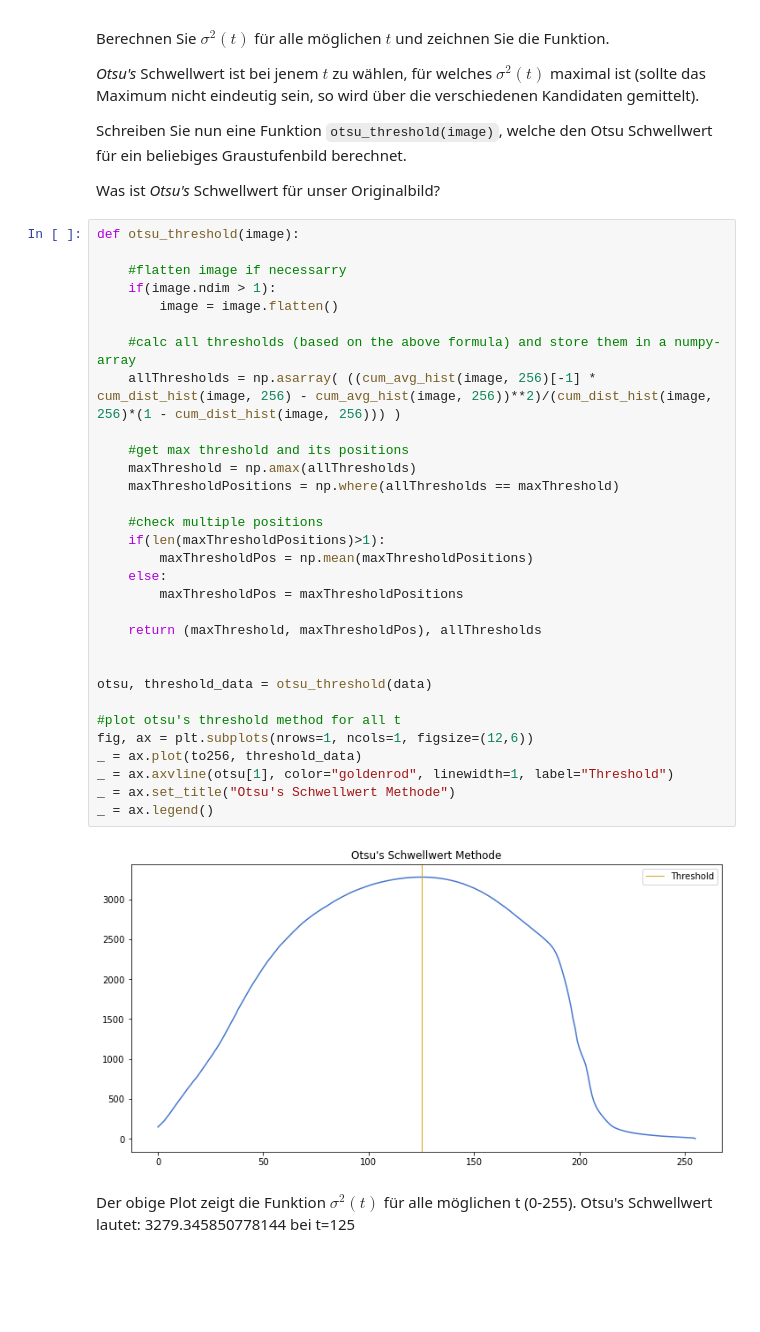
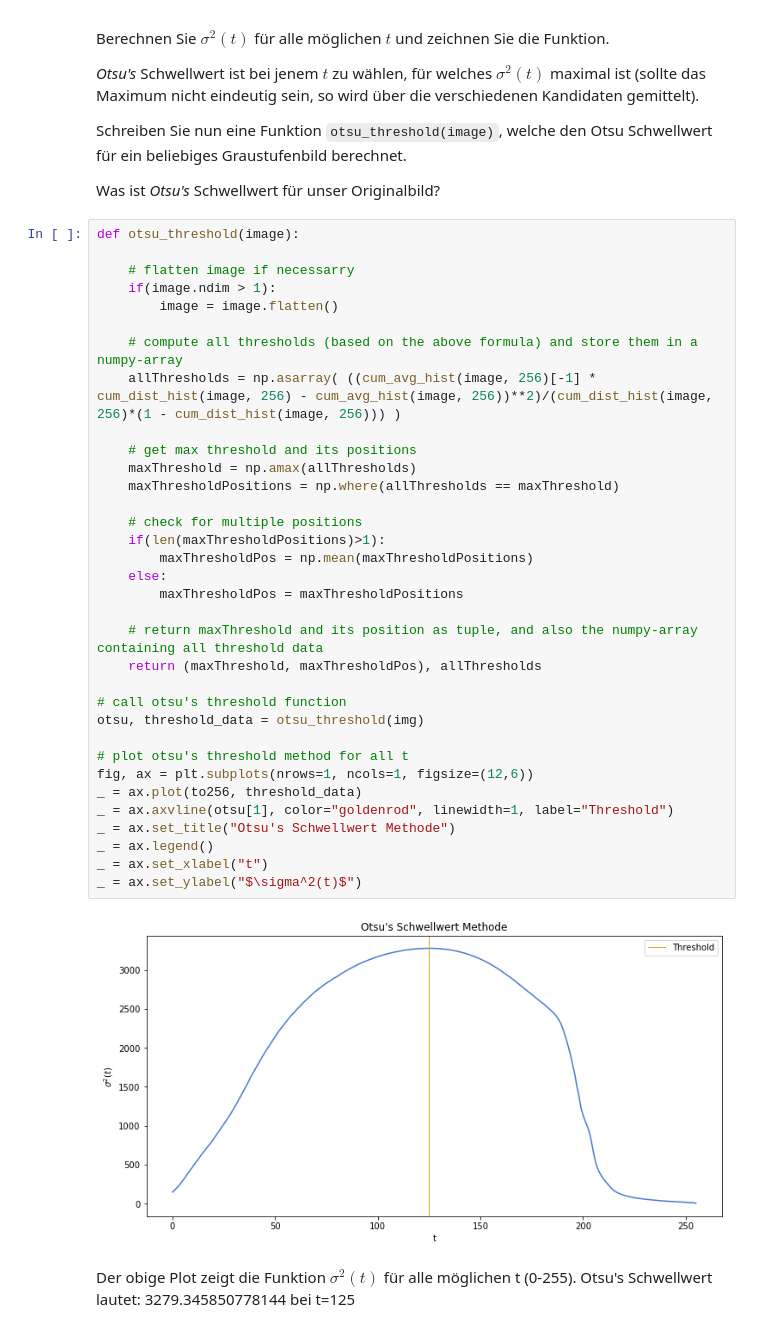
Before and after one commit to marcschny/dsp_assignments, a Jupyter notebook: assignments/assignment08_graded/assignment08_graded.ipynb, the cells around one changed output. Saved outputs shown, nothing was run; the diff lists cells and outputs as text; blank space fills up the shorter version.

```diff
--- a/assignments/assignment08_graded/assignment08_graded.ipynb
+++ b/assignments/assignment08_graded/assignment08_graded.ipynb
@@ -251,36 +252,39 @@ Was ist *Otsu's* Schwellwert für unser Originalbild?
 # %%
 def otsu_threshold(image):
 
-    #flatten image if necessarry
+    # flatten image if necessarry
     if(image.ndim > 1):
         image = image.flatten()
 
-    #calc all thresholds (based on the above formula) and store them in a numpy-array
+    # compute all thresholds (based on the above formula) and store them in a numpy-array
     allThresholds = np.asarray( ((cum_avg_hist(image, 256)[-1] * cum_dist_hist(image, 256) - cum_avg_hist(image, 256))**2)/(cum_dist_hist(image, 256)*(1 - cum_dist_hist(image, 256))) )
 
-    #get max threshold and its positions
+    # get max threshold and its positions
     maxThreshold = np.amax(allThresholds)
     maxThresholdPositions = np.where(allThresholds == maxThreshold)
 
-    #check multiple positions
+    # check for multiple positions
     if(len(maxThresholdPositions)>1):
         maxThresholdPos = np.mean(maxThresholdPositions)
     else:
         maxThresholdPos = maxThresholdPositions
 
+    # return maxThreshold and its position as tuple, and also the numpy-array containing all threshold data
     return (maxThreshold, maxThresholdPos), allThresholds
 
+# call otsu's threshold function
+otsu, threshold_data = otsu_threshold(img)
 
-otsu, threshold_data = otsu_threshold(data)
-
-#plot otsu's threshold method for all t
+# plot otsu's threshold method for all t
 fig, ax = plt.subplots(nrows=1, ncols=1, figsize=(12,6))
 _ = ax.plot(to256, threshold_data)
 _ = ax.axvline(otsu[1], color="goldenrod", linewidth=1, label="Threshold")
 _ = ax.set_title("Otsu's Schwellwert Methode")
 _ = ax.legend()
+_ = ax.set_xlabel("t")
+_ = ax.set_ylabel("$\sigma^2(t)$")
 # %% [output]
-[figure, old version]
+[figure, new version]
 # %% [markdown]
 Der obige Plot zeigt die Funktion $\sigma^2(t)$ für alle möglichen t (0-255). </br>
 Otsu's Schwellwert lautet: 3279.345850778144 bei t=125
```
Also changed, not shown: parts of 13 cells of this notebook.
